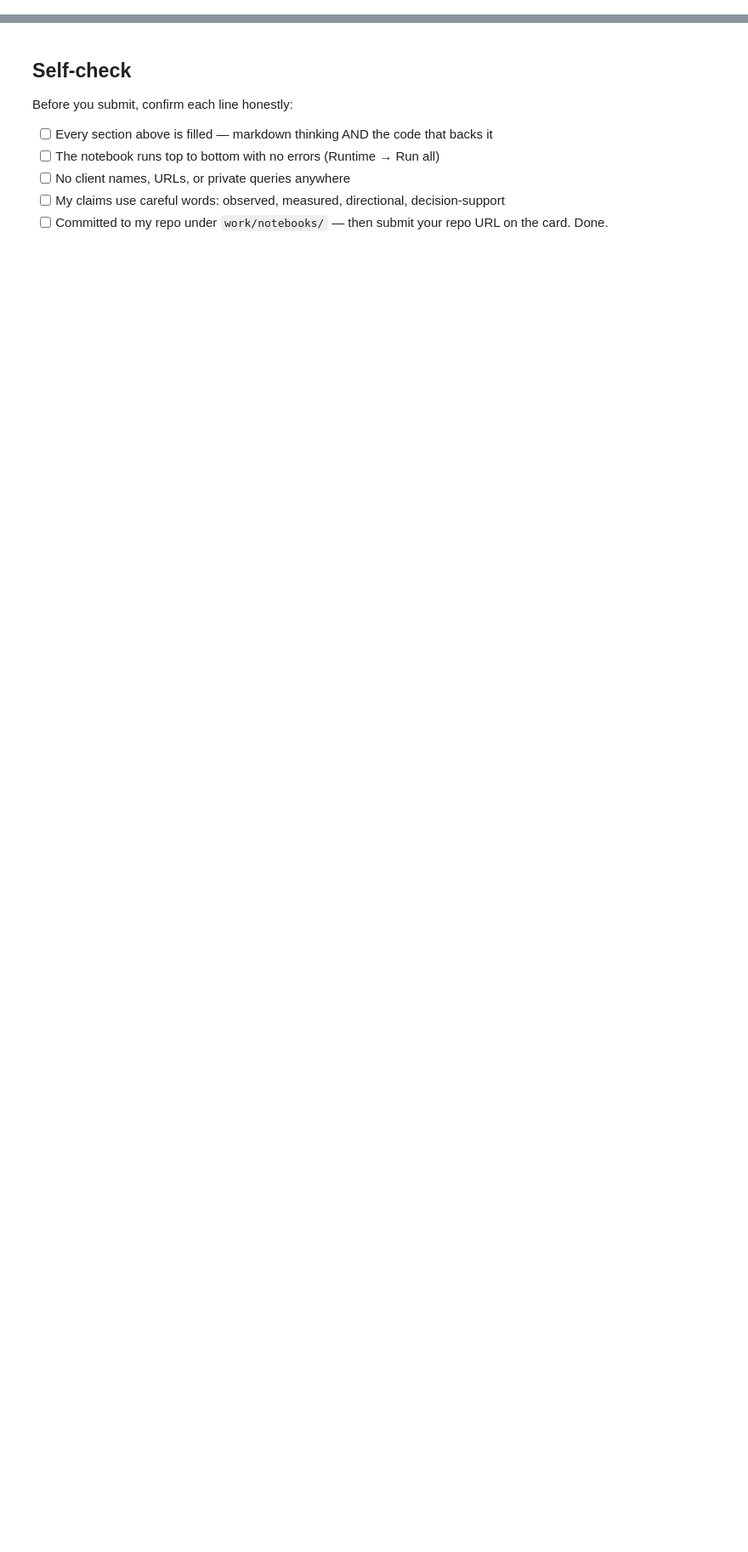
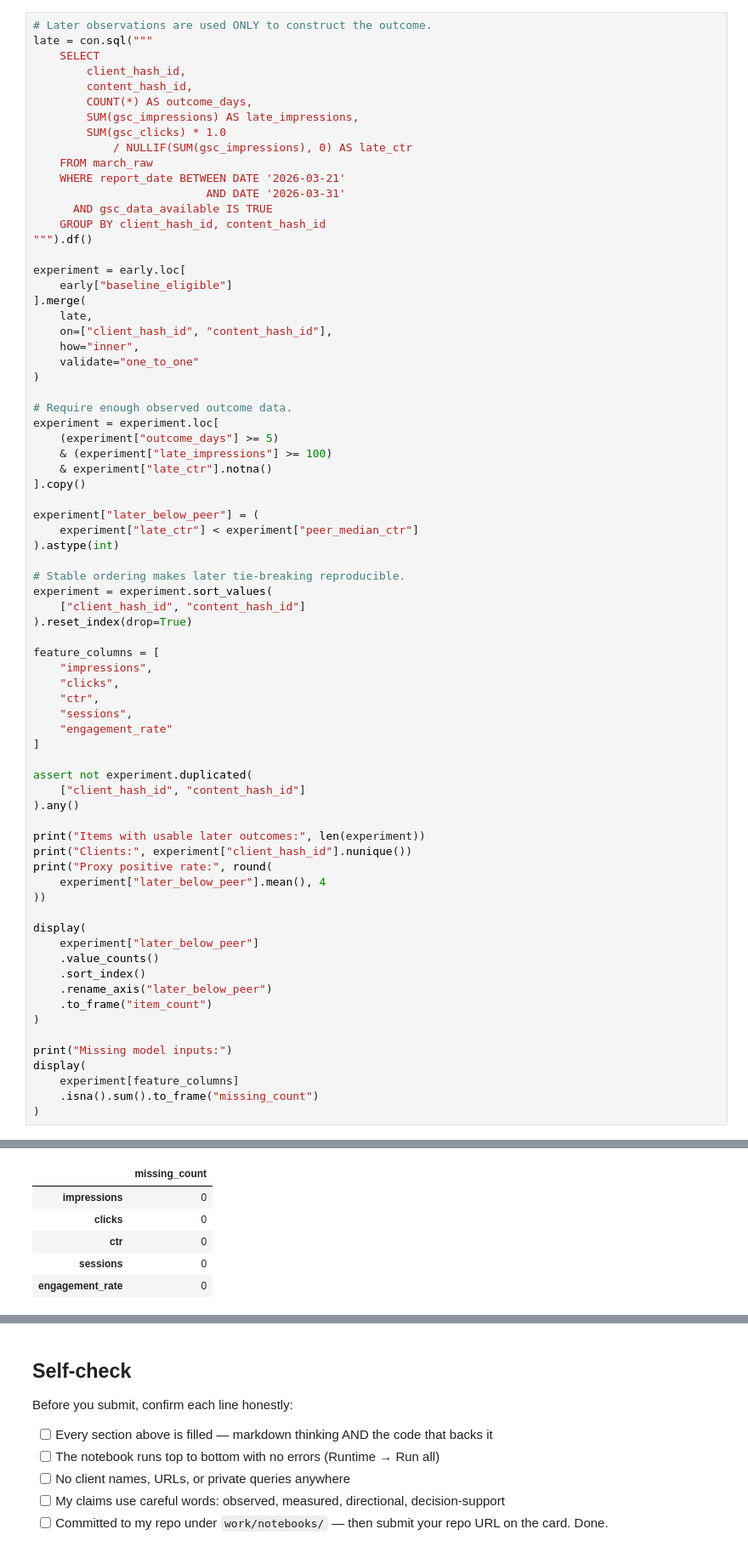
Before and after one commit to omsawarkar/omsawarkar, a Jupyter notebook: work/notebooks/w05_model.ipynb, the cells around one changed output, grey strips where cells are left out. Shown at 85% size. Cells and saved outputs as stored; diff of their text form; blank space fills up the shorter version.

```diff
--- a/work/notebooks/w05_model.ipynb
+++ b/work/notebooks/w05_model.ipynb
@@ -36,0 +162,74 @@ This skeleton is yours to fill. Work the sections **in order** — each one has
+# %%
+# Later observations are used ONLY to construct the outcome.
+late = con.sql("""
+    SELECT
+        client_hash_id,
+        content_hash_id,
+        COUNT(*) AS outcome_days,
+        SUM(gsc_impressions) AS late_impressions,
+        SUM(gsc_clicks) * 1.0
+            / NULLIF(SUM(gsc_impressions), 0) AS late_ctr
+    FROM march_raw
+    WHERE report_date BETWEEN DATE '2026-03-21'
+                          AND DATE '2026-03-31'
+      AND gsc_data_available IS TRUE
+    GROUP BY client_hash_id, content_hash_id
+""").df()
+
+experiment = early.loc[
+    early["baseline_eligible"]
+].merge(
+    late,
+    on=["client_hash_id", "content_hash_id"],
+    how="inner",
+    validate="one_to_one"
+)
+
+# Require enough observed outcome data.
+experiment = experiment.loc[
+    (experiment["outcome_days"] >= 5)
+    & (experiment["late_impressions"] >= 100)
+    & experiment["late_ctr"].notna()
+].copy()
+
+experiment["later_below_peer"] = (
+    experiment["late_ctr"] < experiment["peer_median_ctr"]
+).astype(int)
+
+# Stable ordering makes later tie-breaking reproducible.
+experiment = experiment.sort_values(
+    ["client_hash_id", "content_hash_id"]
+).reset_index(drop=True)
+
+feature_columns = [
+    "impressions",
+    "clicks",
+    "ctr",
+    "sessions",
+    "engagement_rate"
+]
+
+assert not experiment.duplicated(
+    ["client_hash_id", "content_hash_id"]
+).any()
+
+print("Items with usable later outcomes:", len(experiment))
+print("Clients:", experiment["client_hash_id"].nunique())
+print("Proxy positive rate:", round(
+    experiment["later_below_peer"].mean(), 4
+))
+
+display(
+    experiment["later_below_peer"]
+    .value_counts()
+    .sort_index()
+    .rename_axis("later_below_peer")
+    .to_frame("item_count")
+)
+
+print("Missing model inputs:")
+display(
+    experiment[feature_columns]
+    .isna().sum().to_frame("missing_count")
+)
+# %% [output]
@@ -36,0 +244,6 @@ This skeleton is yours to fill. Work the sections **in order** — each one has
+|  | missing_count |
+| impressions | 0 |
+| clicks | 0 |
+| ctr | 0 |
+| sessions | 0 |
+| engagement_rate | 0 |
```
Also changed, not shown: parts of 19 cells of this notebook.
